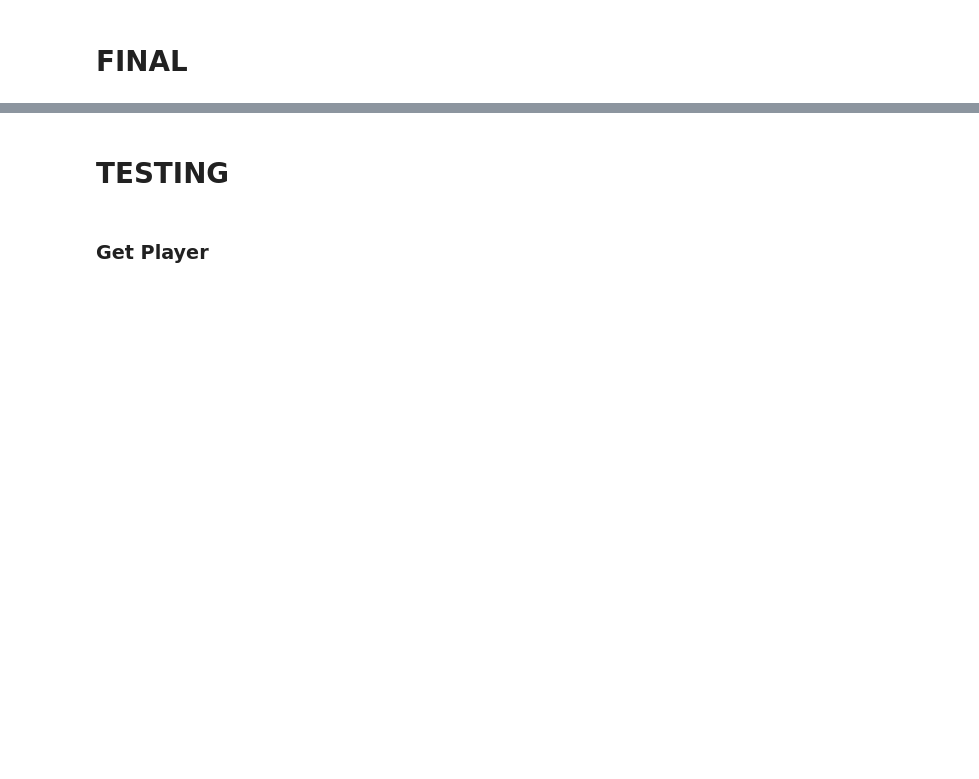
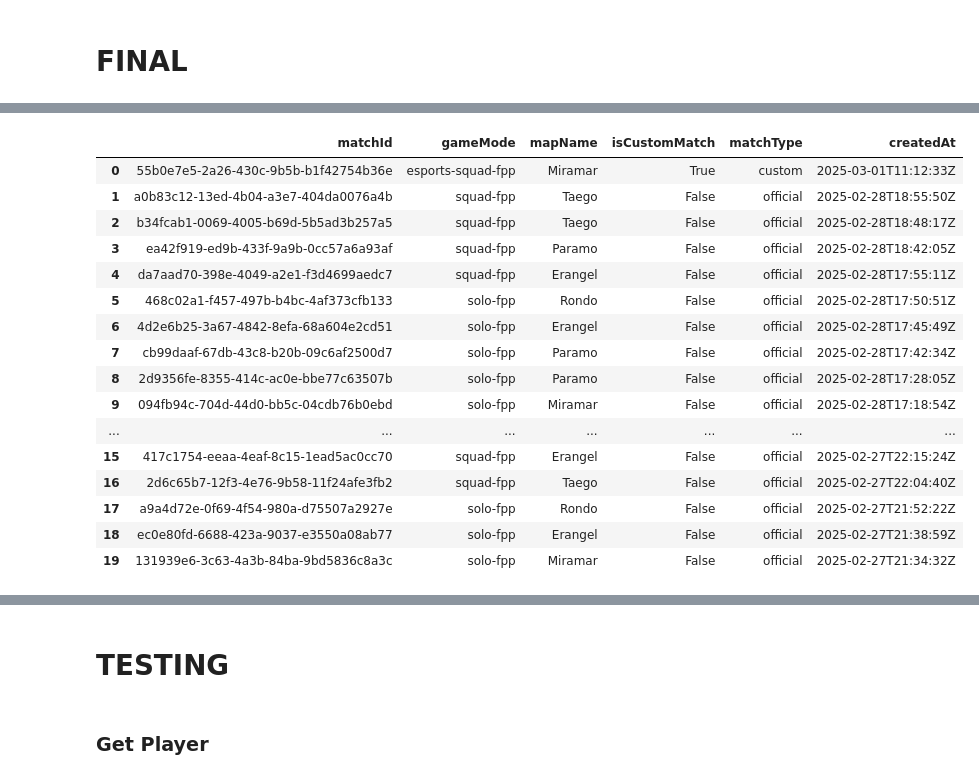
Before and after one commit to Amlaith/pubg_tournament_stats, a Jupyter notebook: test.ipynb, the cells around one changed output, grey strips where cells are left out. Cells and saved outputs as stored; diff of their text form; code cells hidden in the pictures; blank space fills up the shorter version.

Commit message:
gazcup 2b match 1

```diff
--- a/test.ipynb
+++ b/test.ipynb
@@ -136,6 +136,24 @@ util.get_players_last_matches('MovingAVG')
 | 18 | 038de410-3e3a-4654-98e0-cbc586b91321 | esports-squad-fpp | Miramar | True | custom | 2025-02-15T11:10:45Z |
 # %%
 # matchId GAZCUP # 2a
-util.get_players_last_matches('ArtLaw')
+util.get_players_last_matches('Amlaith', 4)
+# %% [output]
+|  | matchId | gameMode | mapName | isCustomMatch | matchType | createdAt |
+| 0 | 55b0e7e5-2a26-430c-9b5b-b1f42754b36e | esports-squad-fpp | Miramar | True | custom | 2025-03-01T11:12:33Z |
+| 1 | a0b83c12-13ed-4b04-a3e7-404da0076a4b | squad-fpp | Taego | False | official | 2025-02-28T18:55:50Z |
+| 2 | b34fcab1-0069-4005-b69d-5b5ad3b257a5 | squad-fpp | Taego | False | official | 2025-02-28T18:48:17Z |
+| 3 | ea42f919-ed9b-433f-9a9b-0cc57a6a93af | squad-fpp | Paramo | False | official | 2025-02-28T18:42:05Z |
+| 4 | da7aad70-398e-4049-a2e1-f3d4699aedc7 | squad-fpp | Erangel | False | official | 2025-02-28T17:55:11Z |
+| 5 | 468c02a1-f457-497b-b4bc-4af373cfb133 | solo-fpp | Rondo | False | official | 2025-02-28T17:50:51Z |
+| 6 | 4d2e6b25-3a67-4842-8efa-68a604e2cd51 | solo-fpp | Erangel | False | official | 2025-02-28T17:45:49Z |
+| 7 | cb99daaf-67db-43c8-b20b-09c6af2500d7 | solo-fpp | Paramo | False | official | 2025-02-28T17:42:34Z |
+| 8 | 2d9356fe-8355-414c-ac0e-bbe77c63507b | solo-fpp | Paramo | False | official | 2025-02-28T17:28:05Z |
+| 9 | 094fb94c-704d-44d0-bb5c-04cdb76b0ebd | solo-fpp | Miramar | False | official | 2025-02-28T17:18:54Z |
+| ... | ... | ... | ... | ... | ... | ... |
+| 15 | 417c1754-eeaa-4eaf-8c15-1ead5ac0cc70 | squad-fpp | Erangel | False | official | 2025-02-27T22:15:24Z |
+| 16 | 2d6c65b7-12f3-4e76-9b58-11f24afe3fb2 | squad-fpp | Taego | False | official | 2025-02-27T22:04:40Z |
+| 17 | a9a4d72e-0f69-4f54-980a-d75507a2927e | solo-fpp | Rondo | False | official | 2025-02-27T21:52:22Z |
+| 18 | ec0e80fd-6688-423a-9037-e3550a08ab77 | solo-fpp | Erangel | False | official | 2025-02-27T21:38:59Z |
+| 19 | 131939e6-3c63-4a3b-84ba-9bd5836c8a3c | solo-fpp | Miramar | False | official | 2025-02-27T21:34:32Z |
 # %%
 # matchId GAZCUP # 2b
```
Also changed, not shown: parts of 5 cells of this notebook, 3 other files.
